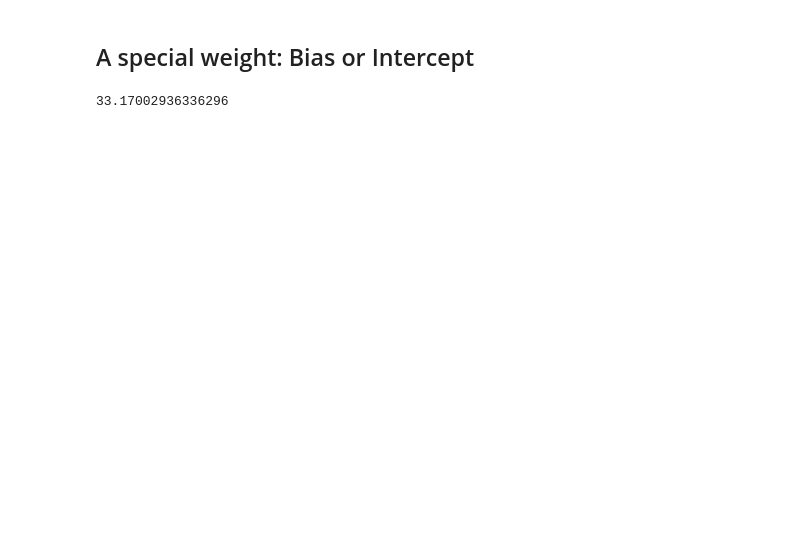
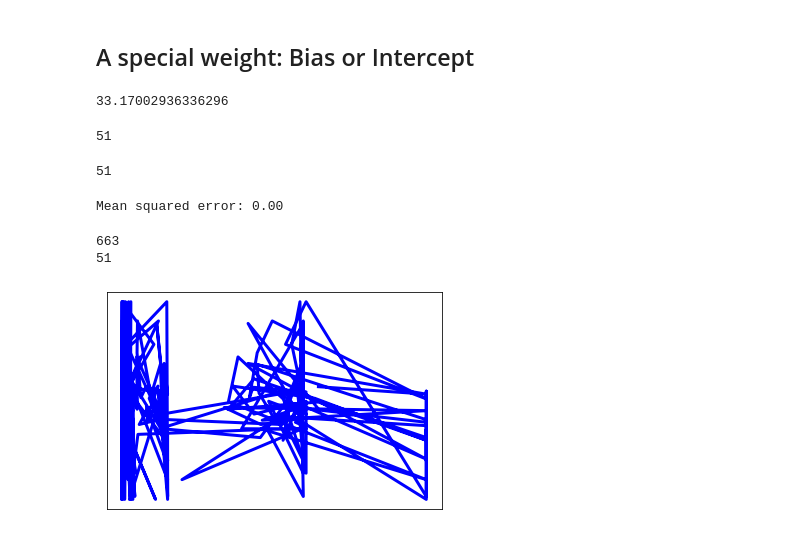
Before and after one commit to anna985/pml-1, a Jupyter notebook: course/Problem014_Weights/014.ipynb, the cells around one changed output. Cells and saved outputs as stored; diff of their text form; code cells hidden in the pictures; blank space fills up the shorter version.

```diff
--- a/course/Problem014_Weights/014.ipynb
+++ b/course/Problem014_Weights/014.ipynb
@@ -33,5 +40,39 @@ print(model.intercept_)
 33.17002936336296
 # %%
 # TBD: Using weights and bias to simulate above model predict for training data Y_hat1
-# TBD: Using model.predict predict for training data Y_hat2
-# TBD: Mean squared error for Y_hat1, Y_hat2 (They must be very close, nearly equal)
+Y_hat1 = reg.predict(X_test)
+Y_hat1.size
+# %% [output]
+51
+# %%
+# TBD: Using model.predict predict for training data Y_hat2
+Y_hat2 = model.predict(X_test)
+Y_hat2.size
+# %% [output]
+51
+# %%
+# TBD: Mean squared error for Y_hat1, Y_hat2 (They must be very close, nearly equal)
+from sklearn.metrics import mean_squared_error
+
+print('Mean squared error: %.2f'
+      % mean_squared_error(Y_hat1, Y_hat2))
+# %% [output]
+Mean squared error: 0.00
+# %%
+# Plot outputs
+import matplotlib.pyplot as plt
+
+print(X_test.size)
+print(Y_test.size)
+
+#plt.scatter(X_test, Y_test,  color='black')
+plt.plot(X_test, Y_hat2, color='blue', linewidth=3)
+
+plt.xticks(())
+plt.yticks(())
+
+plt.show()
+# %% [output]
+663
+51
+[figure, added]
```
Also changed, not shown: parts of 1 cell of this notebook.
